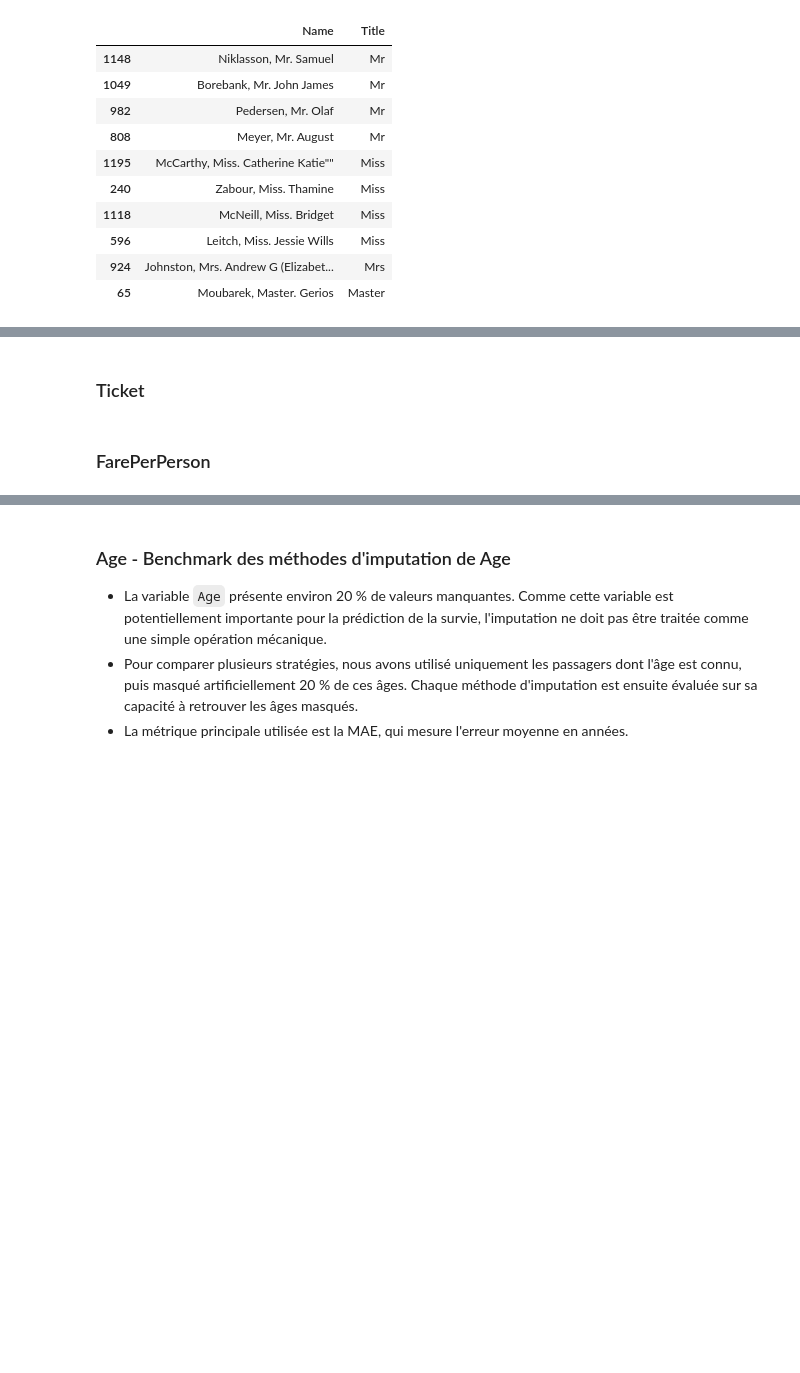
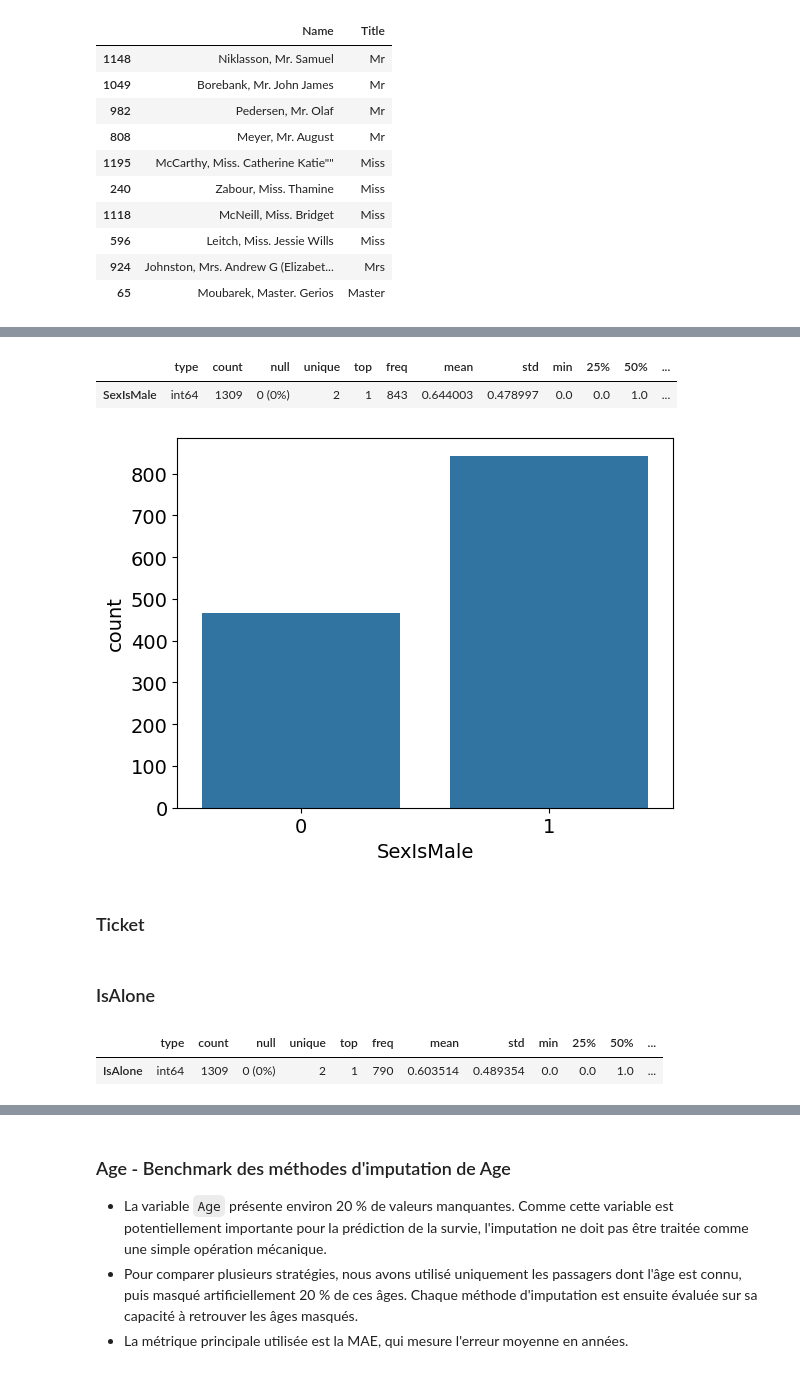
Before and after one commit to thibaultclement/titanic-ml-service, a Jupyter notebook: notebooks/3.0-tc-data-featuring.ipynb, the cells around one changed output, grey strips where cells are left out. Drawn from its saved outputs; the diff is of its cells as text; code cells hidden in the pictures; blank space fills up the shorter version.

```diff
--- a/notebooks/3.0-tc-data-featuring.ipynb
+++ b/notebooks/3.0-tc-data-featuring.ipynb
@@ -114,3 +141,15 @@ Name: count, dtype: int64
+# %%
+from titanic.features import sex_dummy
+df["SexIsMale"] = sex_dummy(df)
+display(stats(df).loc[["SexIsMale"]])
+# %% [output]
+|  | type | count | null | unique | top | freq | mean | std | min | 25% | 50% | ... |
+| SexIsMale | int64 | 1309 | 0 (0%) | 2 | 1 | 843 | 0.644003 | 0.478997 | 0.0 | 0.0 | 1.0 | ... |
+# %%
+sns.countplot(data=df, x="SexIsMale")
+plt.show()
+# %% [output]
+[figure, added]
 # %% [markdown]
 ### Ticket
 # %%
@@ -123,4 +162,11 @@ df["TicketNumber"] = (
 )
 df["TicketNumberClass"] = extract_ticket_number_class(df)
 # %% [markdown]
-### FarePerPerson
+### IsAlone
+# %%
+from titanic.features import is_alone
+df["IsAlone"] = is_alone(df)
+display(stats(df).loc[["IsAlone"]])
+# %% [output]
+|  | type | count | null | unique | top | freq | mean | std | min | 25% | 50% | ... |
+| IsAlone | int64 | 1309 | 0 (0%) | 2 | 1 | 790 | 0.603514 | 0.489354 | 0.0 | 0.0 | 1.0 | ... |
```
Also changed, not shown: parts of 97 cells of this notebook.
